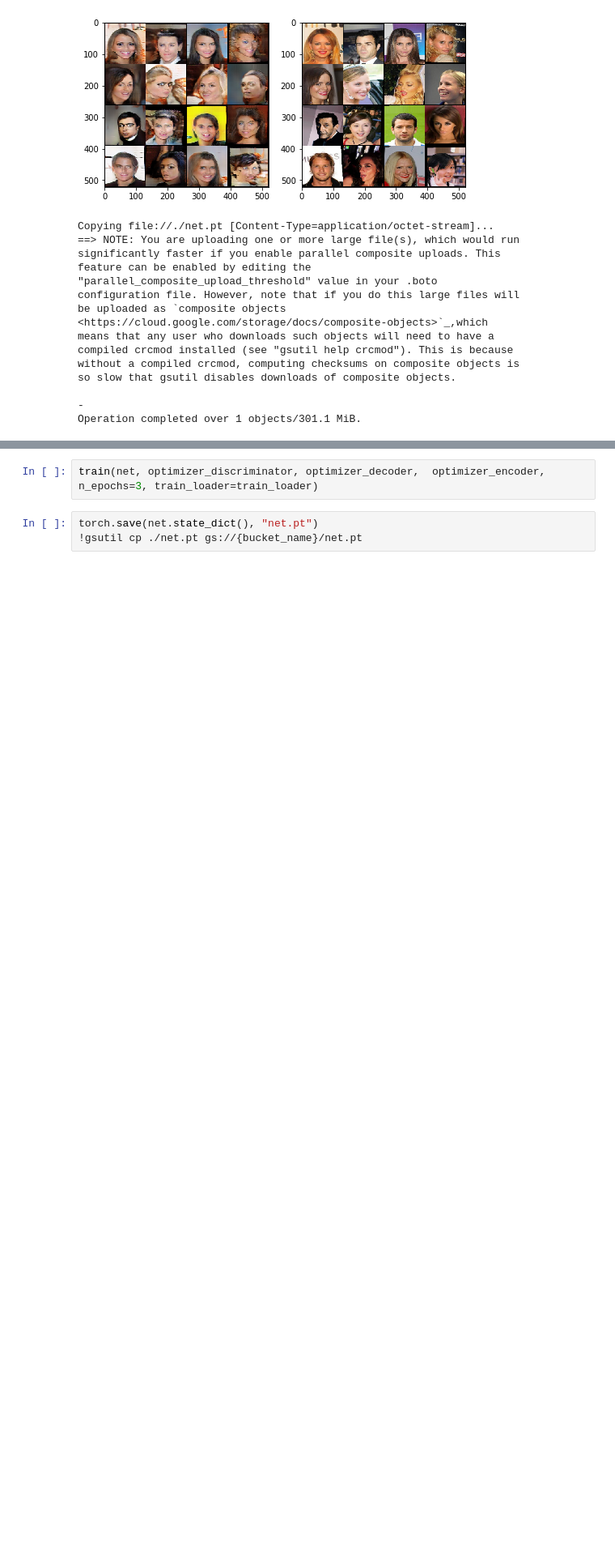
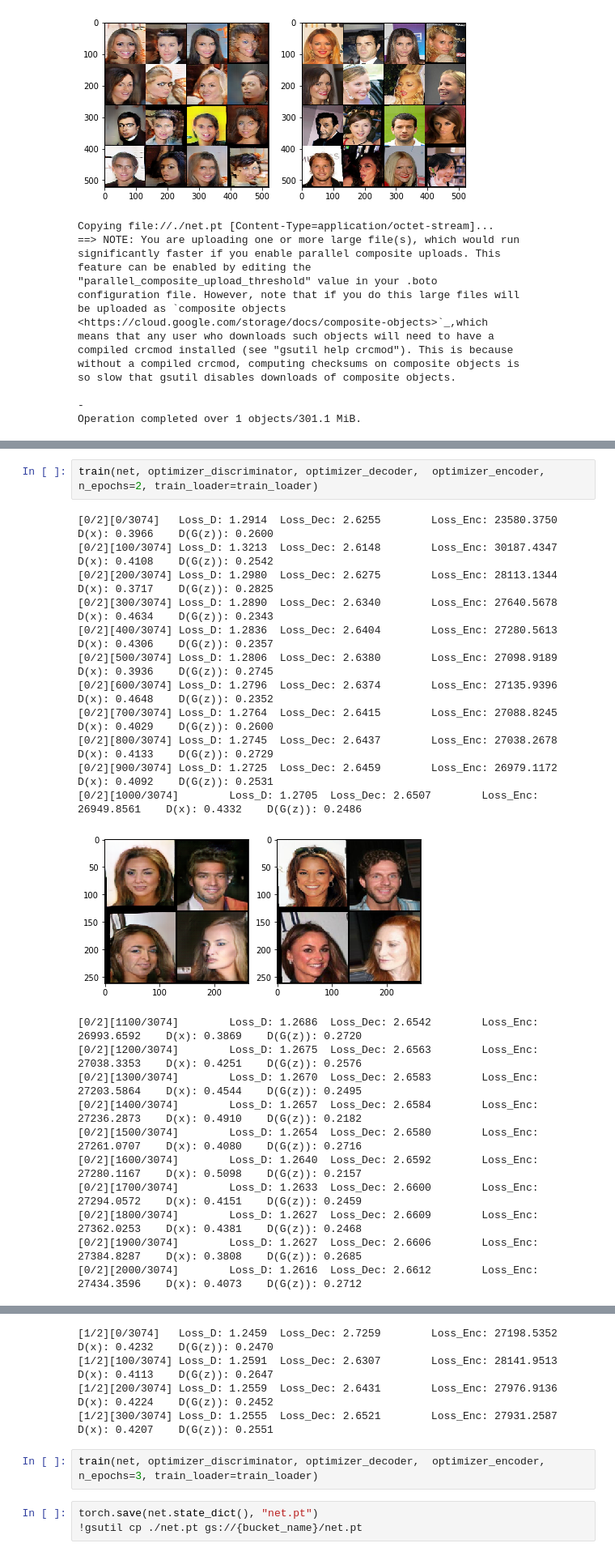
Before and after one commit to escuccim/vaegan-pytorch, a Jupyter notebook: VAEGAN_Implementation_128.ipynb, the cells around one changed output, grey strips where cells are left out. Shown at 81% size. Cells and saved outputs as stored; diff of their text form; blank space fills up the shorter version.

```diff
--- a/VAEGAN_Implementation_128.ipynb
+++ b/VAEGAN_Implementation_128.ipynb
@@ -882,0 +895,25 @@ train(net, optimizer_discriminator, optimizer_decoder,  optimizer_encoder, n_epo
+# %%
+train(net, optimizer_discriminator, optimizer_decoder,  optimizer_encoder, n_epochs=2, train_loader=train_loader)
+# %% [output]
+[0/2][0/3074]   Loss_D: 1.2914  Loss_Dec: 2.6255        Loss_Enc: 23580.3750    D(x): 0.3966    D(G(z)): 0.2600
+[0/2][100/3074] Loss_D: 1.3213  Loss_Dec: 2.6148        Loss_Enc: 30187.4347    D(x): 0.4108    D(G(z)): 0.2542
+[0/2][200/3074] Loss_D: 1.2980  Loss_Dec: 2.6275        Loss_Enc: 28113.1344    D(x): 0.3717    D(G(z)): 0.2825
+[0/2][300/3074] Loss_D: 1.2890  Loss_Dec: 2.6340        Loss_Enc: 27640.5678    D(x): 0.4634    D(G(z)): 0.2343
+[0/2][400/3074] Loss_D: 1.2836  Loss_Dec: 2.6404        Loss_Enc: 27280.5613    D(x): 0.4306    D(G(z)): 0.2357
+[0/2][500/3074] Loss_D: 1.2806  Loss_Dec: 2.6380        Loss_Enc: 27098.9189    D(x): 0.3936    D(G(z)): 0.2745
+[0/2][600/3074] Loss_D: 1.2796  Loss_Dec: 2.6374        Loss_Enc: 27135.9396    D(x): 0.4648    D(G(z)): 0.2352
+[0/2][700/3074] Loss_D: 1.2764  Loss_Dec: 2.6415        Loss_Enc: 27088.8245    D(x): 0.4029    D(G(z)): 0.2600
+[0/2][800/3074] Loss_D: 1.2745  Loss_Dec: 2.6437        Loss_Enc: 27038.2678    D(x): 0.4133    D(G(z)): 0.2729
+[0/2][900/3074] Loss_D: 1.2725  Loss_Dec: 2.6459        Loss_Enc: 26979.1172    D(x): 0.4092    D(G(z)): 0.2531
+[0/2][1000/3074]        Loss_D: 1.2705  Loss_Dec: 2.6507        Loss_Enc: 26949.8561    D(x): 0.4332    D(G(z)): 0.2486
+[figure, added]
+[0/2][1100/3074]        Loss_D: 1.2686  Loss_Dec: 2.6542        Loss_Enc: 26993.6592    D(x): 0.3869    D(G(z)): 0.2720
+[0/2][1200/3074]        Loss_D: 1.2675  Loss_Dec: 2.6563        Loss_Enc: 27038.3353    D(x): 0.4251    D(G(z)): 0.2576
+[0/2][1300/3074]        Loss_D: 1.2670  Loss_Dec: 2.6583        Loss_Enc: 27203.5864    D(x): 0.4544    D(G(z)): 0.2495
+[0/2][1400/3074]        Loss_D: 1.2657  Loss_Dec: 2.6584        Loss_Enc: 27236.2873    D(x): 0.4910    D(G(z)): 0.2182
+[0/2][1500/3074]        Loss_D: 1.2654  Loss_Dec: 2.6580        Loss_Enc: 27261.0707    D(x): 0.4080    D(G(z)): 0.2716
+[0/2][1600/3074]        Loss_D: 1.2640  Loss_Dec: 2.6592        Loss_Enc: 27280.1167    D(x): 0.5098    D(G(z)): 0.2157
+[0/2][1700/3074]        Loss_D: 1.2633  Loss_Dec: 2.6600        Loss_Enc: 27294.0572    D(x): 0.4151    D(G(z)): 0.2459
+[0/2][1800/3074]        Loss_D: 1.2627  Loss_Dec: 2.6609        Loss_Enc: 27362.0253    D(x): 0.4381    D(G(z)): 0.2468
+[0/2][1900/3074]        Loss_D: 1.2627  Loss_Dec: 2.6606        Loss_Enc: 27384.8287    D(x): 0.3808    D(G(z)): 0.2685
+[0/2][2000/3074]        Loss_D: 1.2616  Loss_Dec: 2.6612        Loss_Enc: 27434.3596    D(x): 0.4073    D(G(z)): 0.2712
@@ -883,3 +933,7 @@ train(net, optimizer_discriminator, optimizer_decoder,  optimizer_encoder, n_epo
+[1/2][0/3074]   Loss_D: 1.2459  Loss_Dec: 2.7259        Loss_Enc: 27198.5352    D(x): 0.4232    D(G(z)): 0.2470
+[1/2][100/3074] Loss_D: 1.2591  Loss_Dec: 2.6307        Loss_Enc: 28141.9513    D(x): 0.4113    D(G(z)): 0.2647
+[1/2][200/3074] Loss_D: 1.2559  Loss_Dec: 2.6431        Loss_Enc: 27976.9136    D(x): 0.4224    D(G(z)): 0.2452
+[1/2][300/3074] Loss_D: 1.2555  Loss_Dec: 2.6521        Loss_Enc: 27931.2587    D(x): 0.4207    D(G(z)): 0.2551
 # %%
 train(net, optimizer_discriminator, optimizer_decoder,  optimizer_encoder, n_epochs=3, train_loader=train_loader)
 # %%
```
Also changed, not shown: parts of 8 cells of this notebook.
